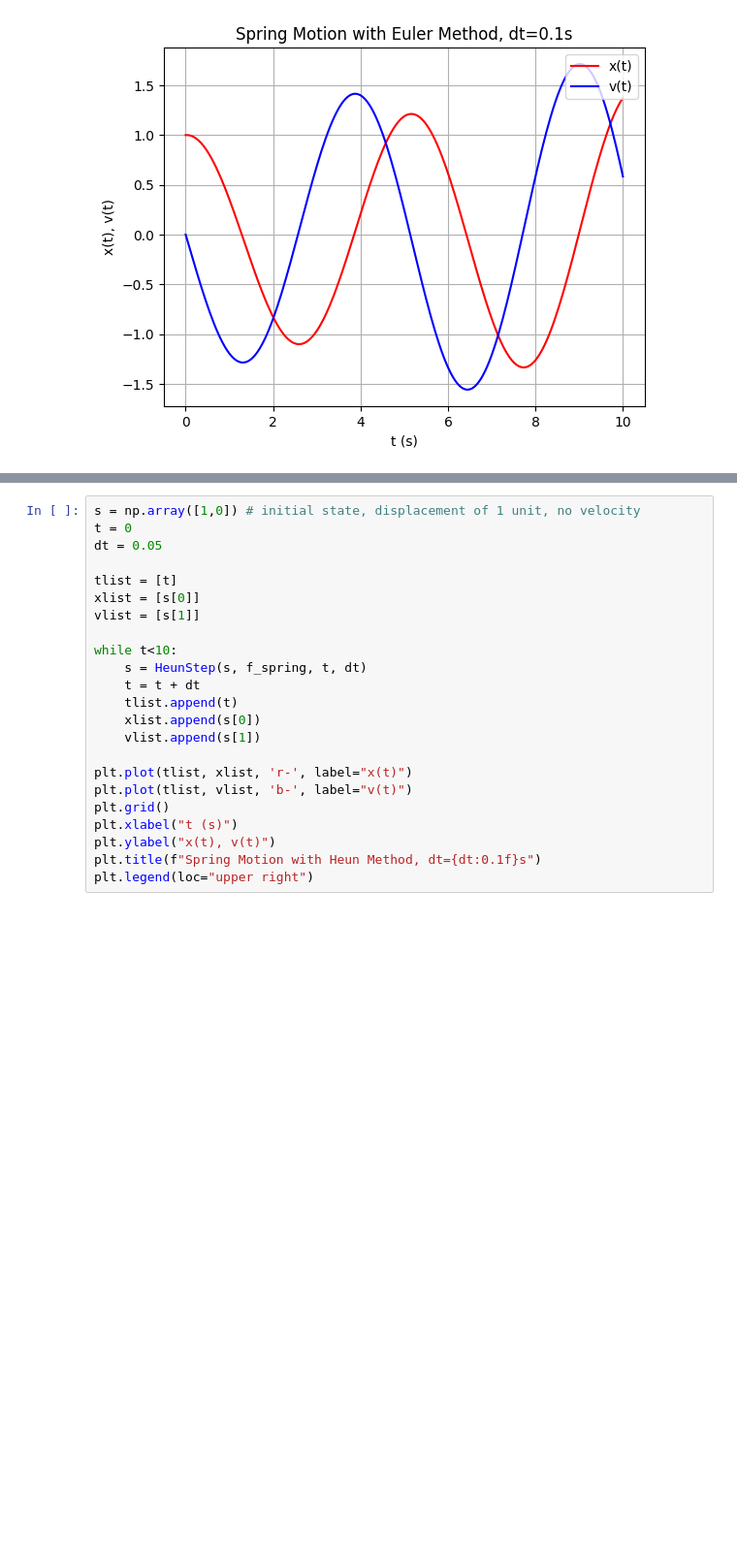
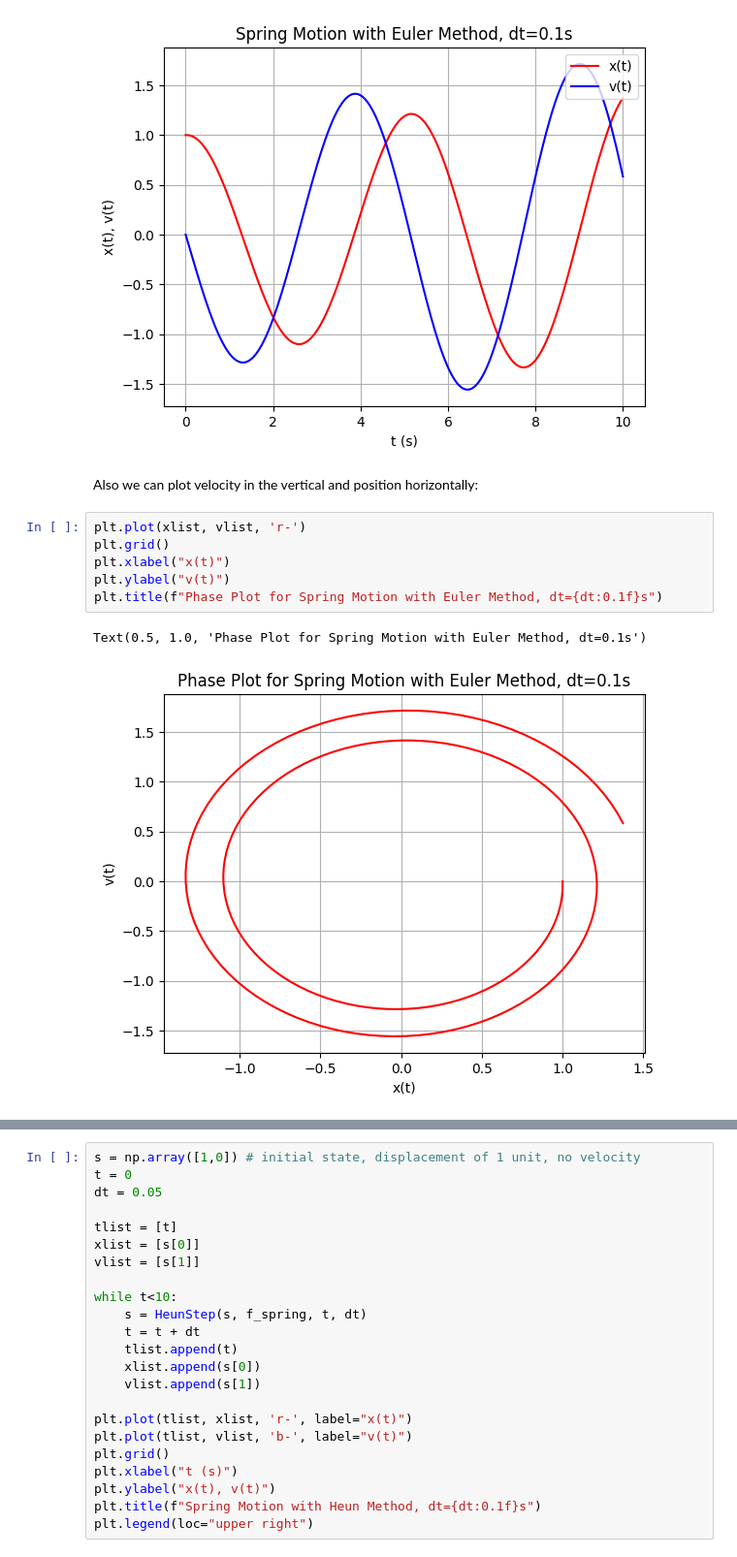
Before and after one commit to 201820-SWEN-230/MATH-330-Activities, a Jupyter notebook: Activity2_NumericalMethods.ipynb, the cells around one changed output, grey strips where cells are left out. Shown at 97% size. Drawn from its saved outputs; the diff is of its cells as text; blank space fills up the shorter version.

```diff
--- a/Activity2_NumericalMethods.ipynb
+++ b/Activity2_NumericalMethods.ipynb
@@ -451,4 +451,15 @@ plt.legend(loc="upper right")
 # %% [output]
 <matplotlib.legend.Legend at 0x...>
 [figure]
+# %% [markdown]
+Also we can plot velocity in the vertical and position horizontally:
+# %%
+plt.plot(xlist, vlist, 'r-')
+plt.grid()
+plt.xlabel("x(t)")
+plt.ylabel("v(t)")
+plt.title(f"Phase Plot for Spring Motion with Euler Method, dt={dt:0.1f}s")
+# %% [output]
+Text(0.5, 1.0, 'Phase Plot for Spring Motion with Euler Method, dt=0.1s')
+[figure, added]
 # %% [markdown]
```
Also changed, not shown: parts of 3 cells of this notebook.
